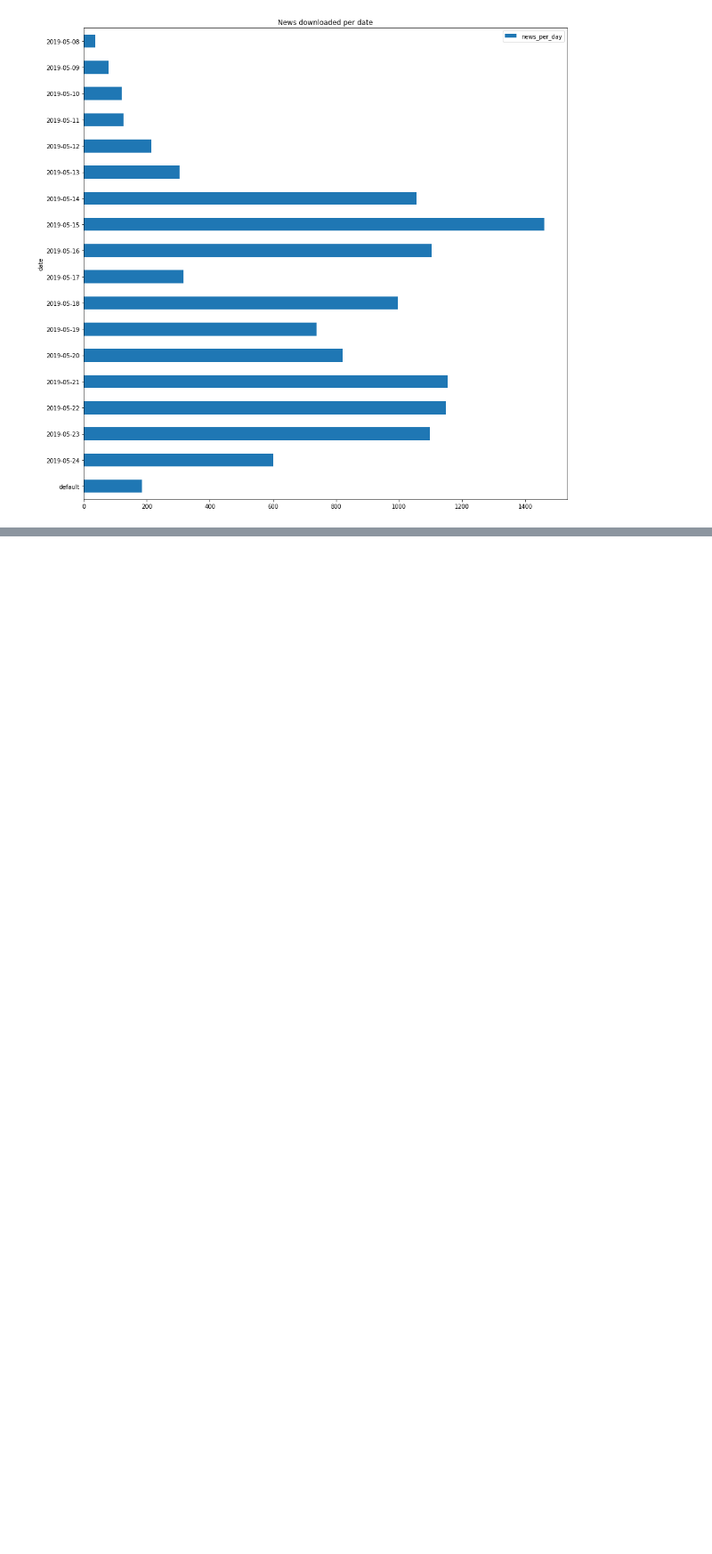
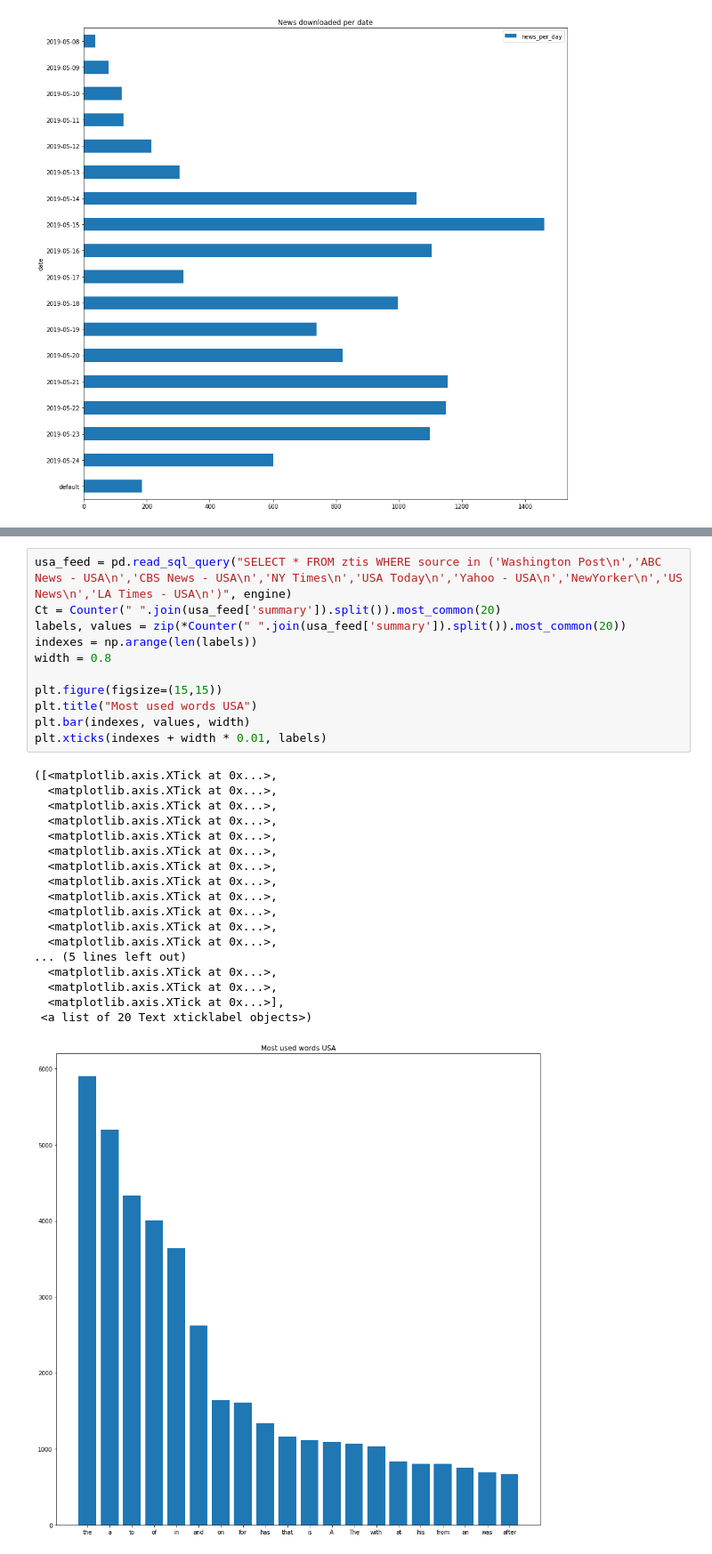
Before and after one commit to NAPSHOT/ztis, a Jupyter notebook: data_statistics.ipynb, the cells around one changed output, grey strips where cells are left out. Shown at 89% size. Saved outputs shown, nothing was run; the diff lists cells and outputs as text; blank space fills up the shorter version.

```diff
--- a/data_statistics.ipynb
+++ b/data_statistics.ipynb
@@ -111,0 +174,30 @@ limitedFeedsDate.plot.barh( figsize=(15, 15), title="News downloaded per date").
+# %%
+usa_feed = pd.read_sql_query("SELECT * FROM ztis WHERE source in ('Washington Post\n','ABC News - USA\n','CBS News - USA\n','NY Times\n','USA Today\n','Yahoo - USA\n','NewYorker\n','US News\n','LA Times - USA\n')", engine)
+Ct = Counter(" ".join(usa_feed['summary']).split()).most_common(20)
+labels, values = zip(*Counter(" ".join(usa_feed['summary']).split()).most_common(20))
+indexes = np.arange(len(labels))
+width = 0.8
+
+plt.figure(figsize=(15,15))
+plt.title("Most used words USA")
+plt.bar(indexes, values, width)
+plt.xticks(indexes + width * 0.01, labels)
+# %% [output]
+([<matplotlib.axis.XTick at 0x...>,
+  <matplotlib.axis.XTick at 0x...>,
+  <matplotlib.axis.XTick at 0x...>,
+  <matplotlib.axis.XTick at 0x...>,
+  <matplotlib.axis.XTick at 0x...>,
+  <matplotlib.axis.XTick at 0x...>,
+  <matplotlib.axis.XTick at 0x...>,
+  <matplotlib.axis.XTick at 0x...>,
+  <matplotlib.axis.XTick at 0x...>,
+  <matplotlib.axis.XTick at 0x...>,
+  <matplotlib.axis.XTick at 0x...>,
+  <matplotlib.axis.XTick at 0x...>,
+... (5 lines left out)
+  <matplotlib.axis.XTick at 0x...>,
+  <matplotlib.axis.XTick at 0x...>,
+  <matplotlib.axis.XTick at 0x...>],
+ <a list of 20 Text xticklabel objects>)
+[figure, added]
```
Also changed, not shown: parts of 5 cells of this notebook, 1 other file.
